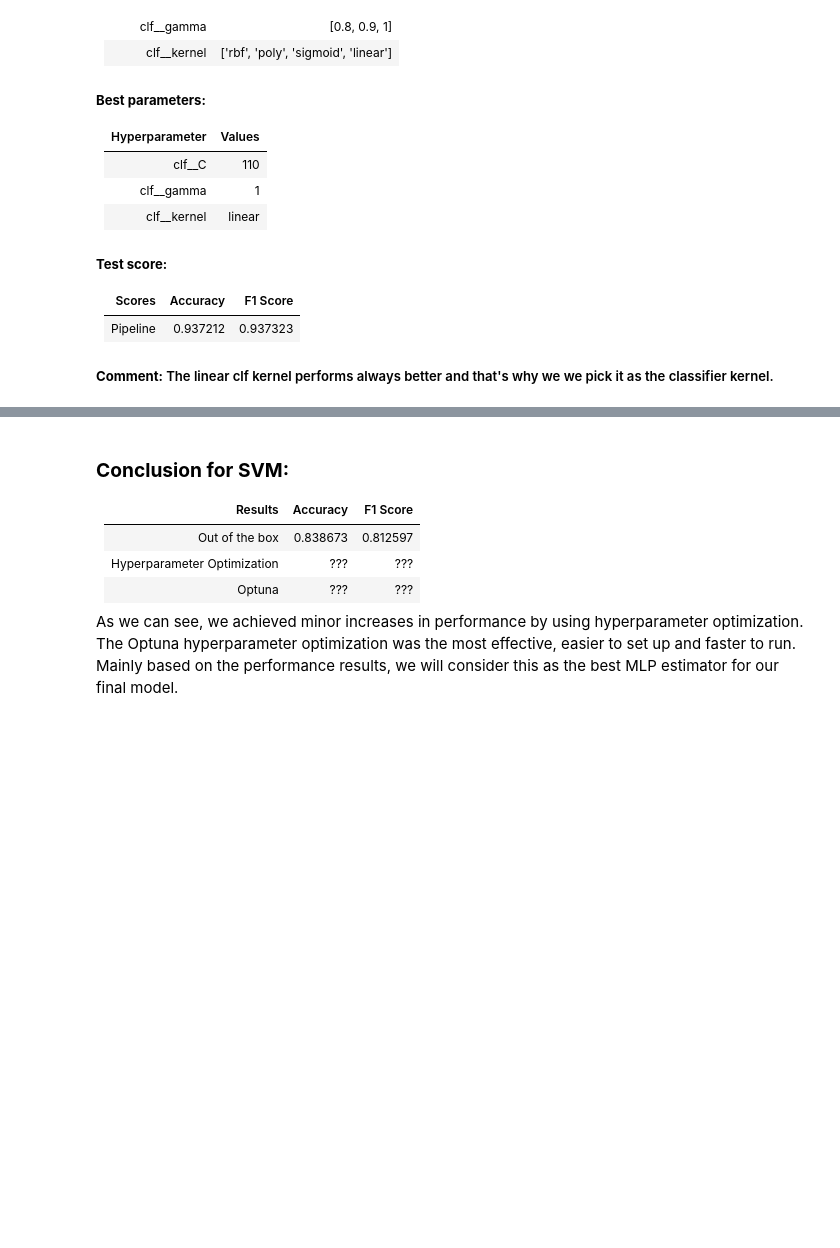
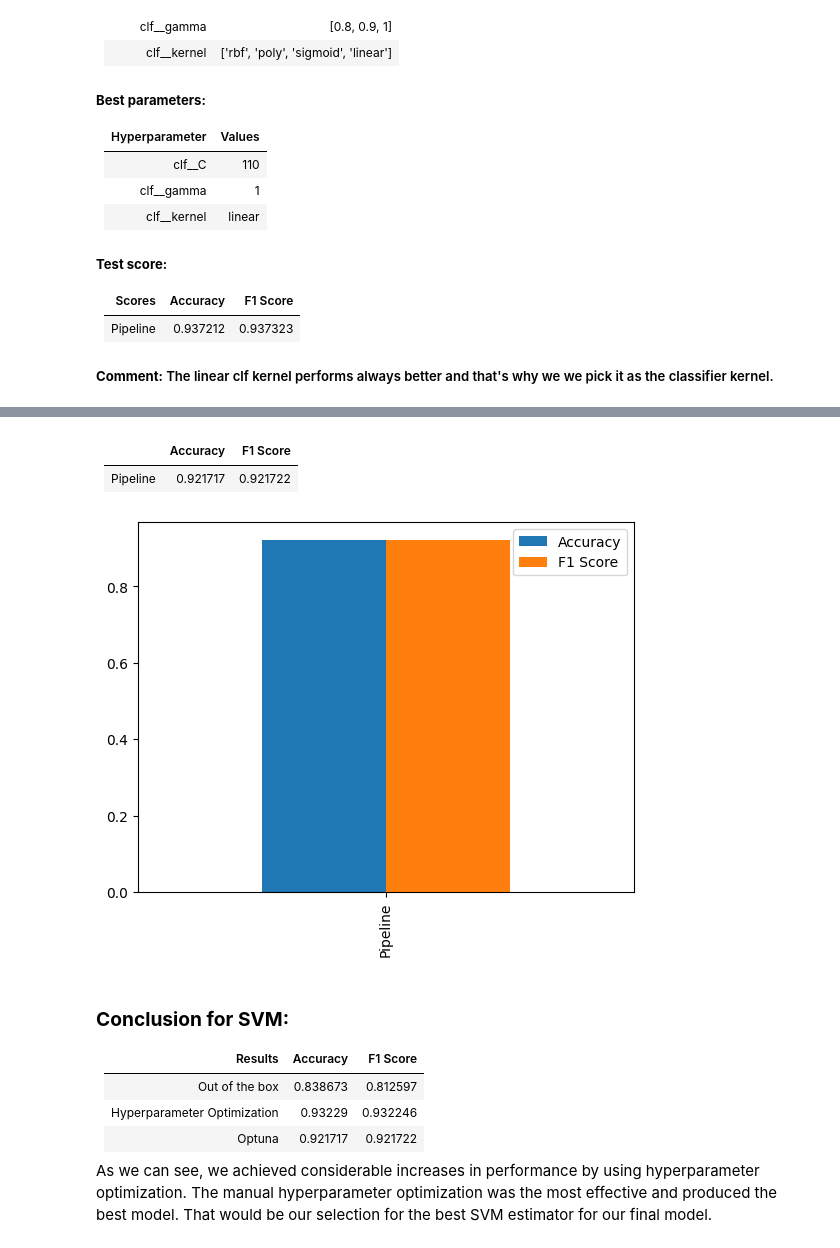
Before and after one commit to NikosVlachakis/Neural_Networks_ECE_2022, a Jupyter notebook: Set1/ex2.ipynb, the cells around one changed output, grey strips where cells are left out. Saved outputs shown, nothing was run; the diff lists cells and outputs as text; code cells hidden in the pictures; blank space fills up the shorter version.

```diff
--- a/Set1/ex2.ipynb
+++ b/Set1/ex2.ipynb
@@ -41,15 +41,15 @@ warnings.filterwarnings('ignore')
 
 
 
-dataset_path = "/content/gdrive/MyDrive/Datasets/one_dollar_spin_and_go.csv"
+# dataset_path = "/content/gdrive/MyDrive/Datasets/one_dollar_spin_and_go.csv"
 
 # Set the working directory
-# root_dir = "Datasets"
+root_dir = "Datasets"
 
 # # Read dataset and save it in a dataframe
-# df = pd.read_csv(os.path.join(root_dir, "one_dollar_spin_and_go.csv"),  delimiter=",")
+df = pd.read_csv(os.path.join(root_dir, "one_dollar_spin_and_go.csv"),  delimiter=",")
 
-df = pd.read_csv(dataset_path)
+# df = pd.read_csv(dataset_path)
 
 
 # keep rows with name = fa538846
@@ -817,10 +854,57 @@ print(study.best_trial) # print the best performing pipeline
+# %%
+# parameters: {'selector__threshold': 0.004018792290066309, 'scalers': 'minmax', 'dim_red': None, 'clf__C': 272.19639794978974, 'clf__kernel': 'linear', 'clf__gamma': 0.20803325037611617}.
+
+
+from imblearn.under_sampling import RandomUnderSampler
+from imblearn.pipeline import Pipeline
+from sklearn.feature_selection import VarianceThreshold
+from sklearn.preprocessing import MinMaxScaler
+from sklearn.preprocessing import StandardScaler
+from sklearn.neural_network import MLPClassifier
+from sklearn.svm import SVC
+
+
+# Initialize the transformers without hyperparameters
+selector = VarianceThreshold(threshold=0.004018792290066309)
+scaler = MinMaxScaler()
+rus = RandomUnderSampler()
+
+# Initialize the pipeline
+pipe_svc_optuna = Pipeline([('selector', selector), ('scaler', scaler), ('rus', rus),  ('clf', SVC(C=272.19639794978974,kernel="linear", gamma=0.20803325037611617))], memory = 'tmp')
+
+
+# Fit the grid search
+pipe_svc_optuna.fit(X_train, y_train)
+
+
+# # # fit the classifiers and print the accuracy and f1 score for each classifier and save them in a dataframe
+pipe_svc_optuna_df = pd.DataFrame(columns=['Accuracy', 'F1 Score'])
+y_pred = pipe_svc_optuna.predict(X_test)
+pipe_svc_optuna_df.loc[pipe_svc_optuna.__class__.__name__] = [accuracy_score(y_test, y_pred), f1_score(y_test, y_pred, average='weighted')]
+
+
+
+from IPython.display import Markdown as md
+
+
+# display the results of the classifiers in a comparison bar plot
+comparisonBarPlot = pipe_svc_optuna_df.plot.bar()
+
+# display the results of the classifiers in a markdown table
+markDownTableResults = pipe_svc_optuna_df.to_markdown()
+md(markDownTableResults)# # # # # # # # # # #
+# %% [output]
+|          |   Accuracy |   F1 Score |
+|:---------|-----------:|-----------:|
+| Pipeline |   0.921717 |   0.921722 |
+[figure, added]
 # %% [markdown]
 ### **Conclusion for SVM:**
 
 Results |   Accuracy | 	F1 Score |
 ----------- | ----------- | ----------- |
 Out of the box |	0.838673 |	0.812597 |
-Hyperparameter Optimization |	??? | ??? |
-Optuna |	??? |  ??? |
+Hyperparameter Optimization |	0.93229 |	0.932246  |
+Optuna |	0.921717 |	0.921722 |
 
-As we can see, we achieved minor increases in performance by using hyperparameter optimization. The Optuna hyperparameter optimization was the most effective, easier to set up and faster to run. Mainly based on the performance results, we will consider this as the best MLP estimator for our final model.
+As we can see, we achieved considerable increases in performance by using hyperparameter optimization. The manual hyperparameter optimization was the most effective and produced the best model. That would be our selection for the best SVM estimator for our final model.
```
Also changed, not shown: parts of 3 cells of this notebook.
